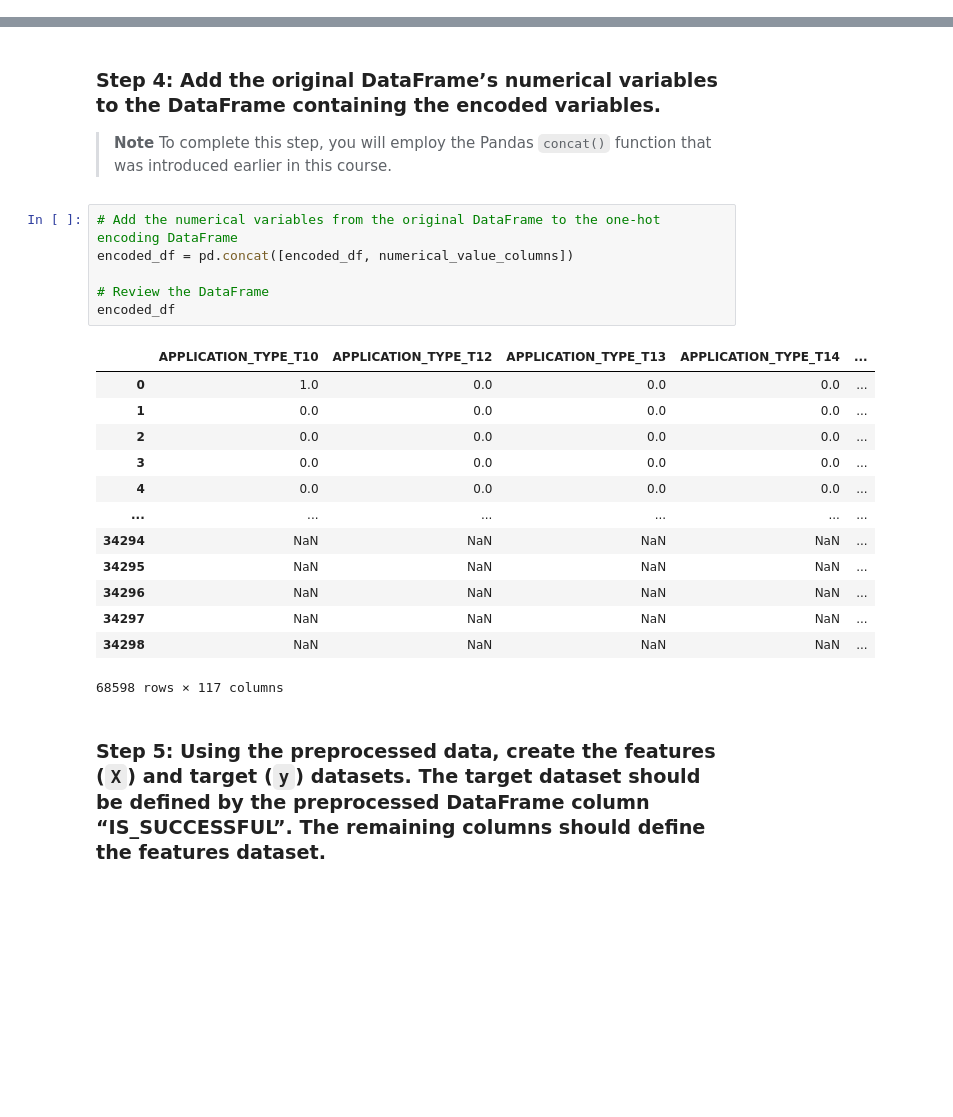
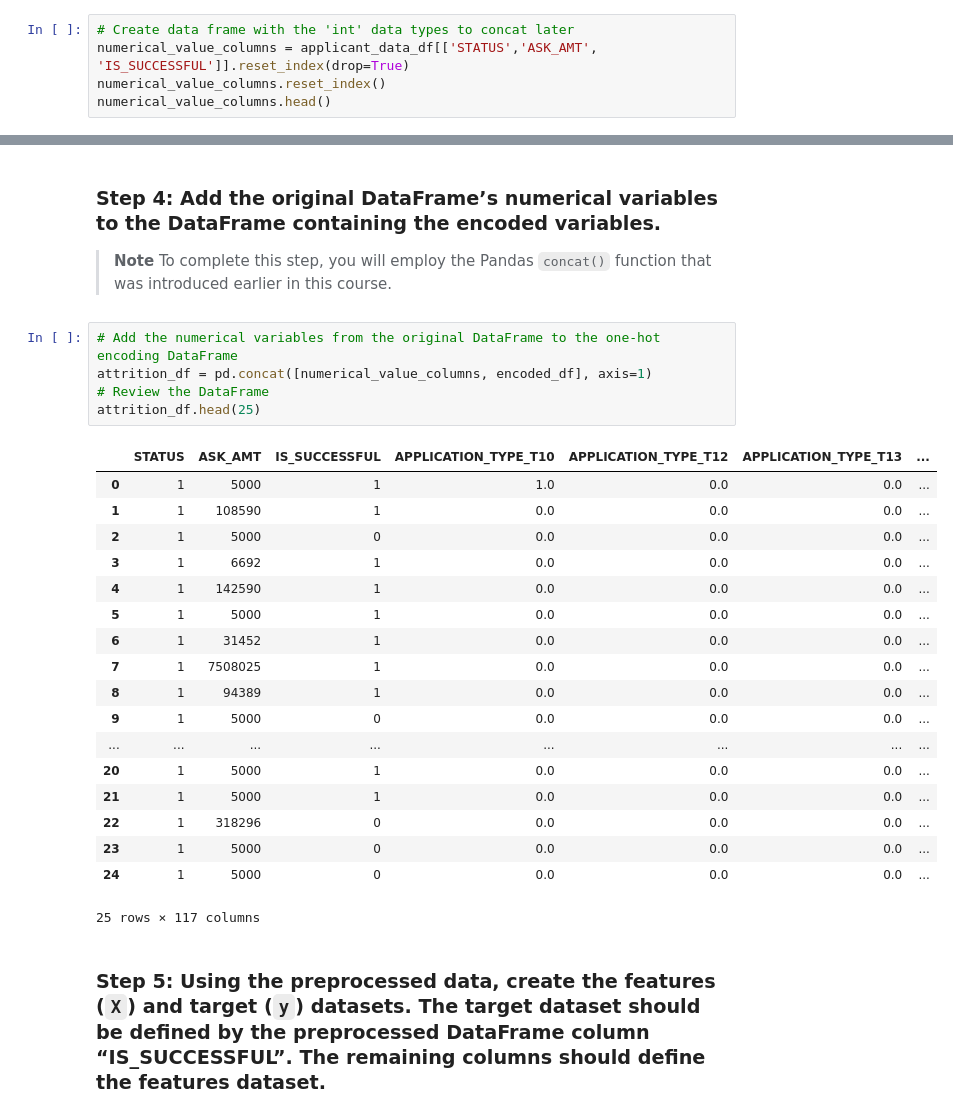
Before and after one commit to shayleaschreurs/Deep_Neural_Networks, a Jupyter notebook: Colab_venture_funding_with_deep_learning.ipynb, the cells around one changed output, grey strips where cells are left out. Drawn from its saved outputs; the diff is of its cells as text; blank space fills up the shorter version.

```diff
--- a/Colab_venture_funding_with_deep_learning.ipynb
+++ b/Colab_venture_funding_with_deep_learning.ipynb
@@ -188,0 +180,5 @@ numerical_value_columns.head()
+# %%
+# Create data frame with the 'int' data types to concat later
+numerical_value_columns = applicant_data_df[['STATUS','ASK_AMT', 'IS_SUCCESSFUL']].reset_index(drop=True)
+numerical_value_columns.reset_index()
+numerical_value_columns.head()
@@ -214,24 +218,28 @@ encoded_df.head()
 > **Note** To complete this step, you will employ the Pandas `concat()` function that was introduced earlier in this course.
 # %%
 # Add the numerical variables from the original DataFrame to the one-hot encoding DataFrame
-encoded_df = pd.concat([encoded_df, numerical_value_columns])
-
+attrition_df = pd.concat([numerical_value_columns, encoded_df], axis=1)
 # Review the DataFrame
-encoded_df
+attrition_df.head(25)
 # %% [output]
-|  | APPLICATION_TYPE_T10 | APPLICATION_TYPE_T12 | APPLICATION_TYPE_T13 | APPLICATION_TYPE_T14 | ... |
-| 0 | 1.0 | 0.0 | 0.0 | 0.0 | ... |
-| 1 | 0.0 | 0.0 | 0.0 | 0.0 | ... |
-| 2 | 0.0 | 0.0 | 0.0 | 0.0 | ... |
-| 3 | 0.0 | 0.0 | 0.0 | 0.0 | ... |
-| 4 | 0.0 | 0.0 | 0.0 | 0.0 | ... |
-| ... | ... | ... | ... | ... | ... |
-| 34294 | NaN | NaN | NaN | NaN | ... |
-| 34295 | NaN | NaN | NaN | NaN | ... |
-| 34296 | NaN | NaN | NaN | NaN | ... |
-| 34297 | NaN | NaN | NaN | NaN | ... |
-| 34298 | NaN | NaN | NaN | NaN | ... |
+|  | STATUS | ASK_AMT | IS_SUCCESSFUL | APPLICATION_TYPE_T10 | APPLICATION_TYPE_T12 | APPLICATION_TYPE_T13 | ... |
+| 0 | 1 | 5000 | 1 | 1.0 | 0.0 | 0.0 | ... |
+| 1 | 1 | 108590 | 1 | 0.0 | 0.0 | 0.0 | ... |
+| 2 | 1 | 5000 | 0 | 0.0 | 0.0 | 0.0 | ... |
+| 3 | 1 | 6692 | 1 | 0.0 | 0.0 | 0.0 | ... |
+| 4 | 1 | 142590 | 1 | 0.0 | 0.0 | 0.0 | ... |
+| 5 | 1 | 5000 | 1 | 0.0 | 0.0 | 0.0 | ... |
+| 6 | 1 | 31452 | 1 | 0.0 | 0.0 | 0.0 | ... |
+| 7 | 1 | 7508025 | 1 | 0.0 | 0.0 | 0.0 | ... |
+| 8 | 1 | 94389 | 1 | 0.0 | 0.0 | 0.0 | ... |
+| 9 | 1 | 5000 | 0 | 0.0 | 0.0 | 0.0 | ... |
+| ... | ... | ... | ... | ... | ... | ... | ... |
+| 20 | 1 | 5000 | 1 | 0.0 | 0.0 | 0.0 | ... |
+| 21 | 1 | 5000 | 1 | 0.0 | 0.0 | 0.0 | ... |
+| 22 | 1 | 318296 | 0 | 0.0 | 0.0 | 0.0 | ... |
+| 23 | 1 | 5000 | 0 | 0.0 | 0.0 | 0.0 | ... |
+| 24 | 1 | 5000 | 0 | 0.0 | 0.0 | 0.0 | ... |
-68598 rows × 117 columns
+25 rows × 117 columns
 # %% [markdown]
 ### Step 5: Using the preprocessed data, create the features (`X`) and target (`y`) datasets. The target dataset should be defined by the preprocessed DataFrame column “IS_SUCCESSFUL”. The remaining columns should define the features dataset.
 # %%
```
Also changed, not shown: parts of 13 cells of this notebook.
